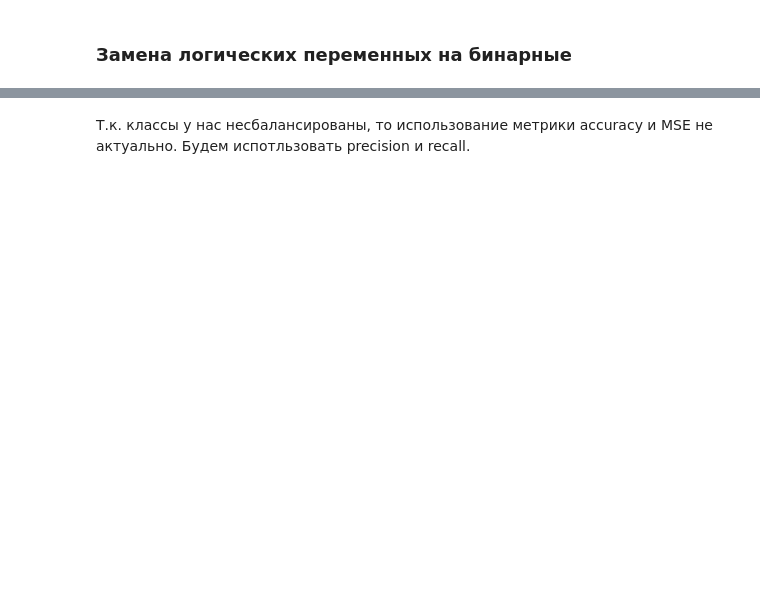
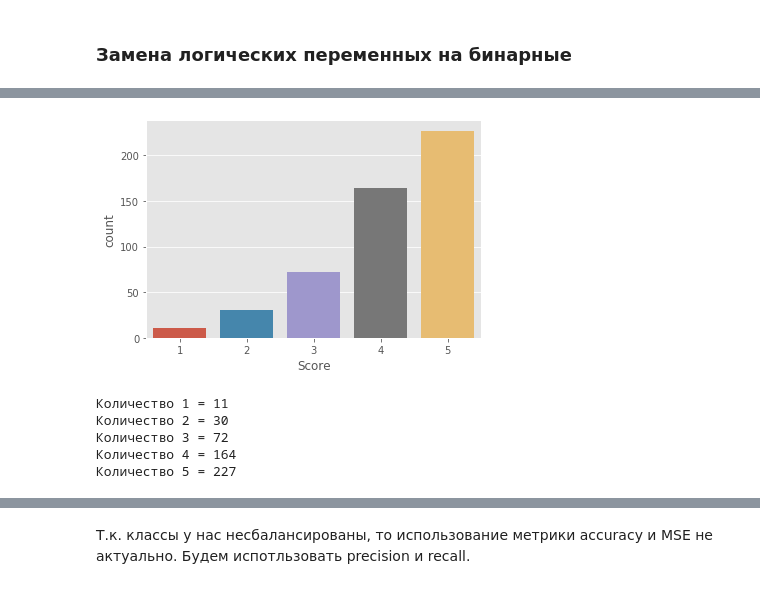
Before and after one commit to remirboy/Las_Vegas_TripAdvisor, a Jupyter notebook: LasVegasTripAdvisorReviews-Dataset.ipynb, the cells around one changed output, grey strips where cells are left out. Drawn from its saved outputs; the diff is of its cells as text; code cells hidden in the pictures; blank space fills up the shorter version.

```diff
--- a/LasVegasTripAdvisorReviews-Dataset.ipynb
+++ b/LasVegasTripAdvisorReviews-Dataset.ipynb
@@ -122,3 +126,11 @@ memory usage: 78.9+ KB
 df.isnull().any().any()
 # %% [output]
 False
+# %%
+from sklearn.preprocessing import LabelEncoder
+
+categor_symptom = df.dtypes == object
+categor_col = df.columns[categor_symptom].tolist()
+le = LabelEncoder()
+df[categor_col] = df[categor_col].apply(lambda col: le.fit_transform(col))
+df.head(100)
@@ -157,0 +175,15 @@ memory usage: 67.1+ KB
+# %%
+count_plt = sns.countplot(x='Score', data=df)
+plt.show()
+print("Количество 1 =", len(df[df['Score'] == 1]))
+print("Количество 2 =", len(df[df['Score'] == 2]))
+print("Количество 3 =", len(df[df['Score'] == 3]))
+print("Количество 4 =", len(df[df['Score'] == 4]))
+print("Количество 5 =", len(df[df['Score'] == 5]))
+# %% [output]
+[figure, added]
+Количество 1 = 11
+Количество 2 = 30
+Количество 3 = 72
+Количество 4 = 164
+Количество 5 = 227
```
Also changed, not shown: parts of 40 cells of this notebook, 1 other file.
